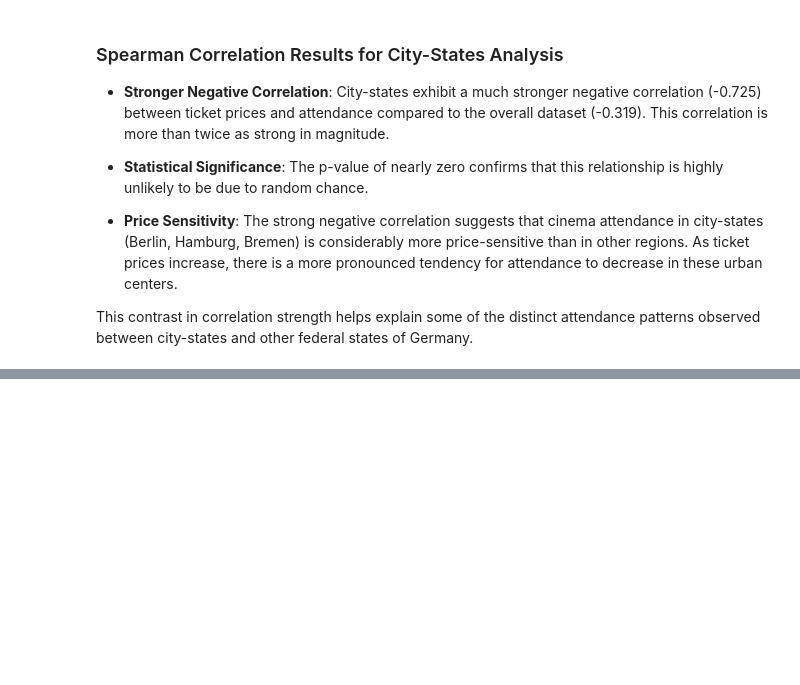
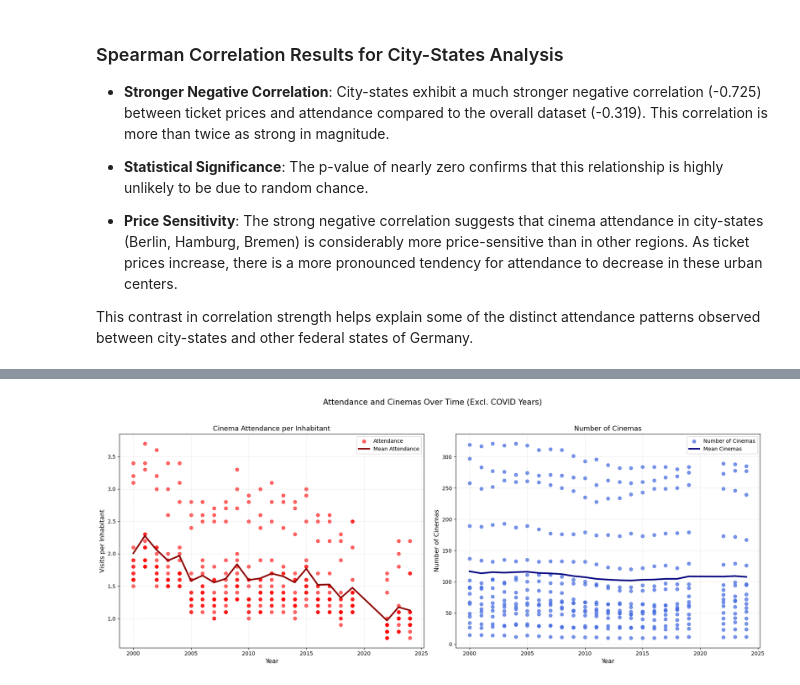
Before and after one commit to federico-bnt/German-cinema-exploratory-analysis-2025, a Jupyter notebook: bin/analysis_notebook.ipynb, the cells around one changed output, grey strips where cells are left out. Cells and saved outputs as stored; diff of their text form; code cells hidden in the pictures; blank space fills up the shorter version.

```diff
--- a/bin/analysis_notebook.ipynb
+++ b/bin/analysis_notebook.ipynb
@@ -801,0 +807,61 @@ This contrast in correlation strength helps explain some of the distinct attenda
+# %%
+################################################################################
+# 4.4: Attendance and Number of Cinemas Over Time (Excl. COVID)
+
+fig, axes = plt.subplots(1, 2, figsize=(18, 7), sharey=False)
+
+years = sorted(non_covid_data['Years'].unique())
+
+# --- Subplot 1: Attendance per Inhabitant ---
+axes[0].scatter(
+    non_covid_data['Years'],
+    non_covid_data['Cinema visits per inhabitant'],
+    color='red',
+    alpha=0.6,
+    s=40,
+    label='Attendance'
+)
+mean_attendance_per_year = non_covid_data.groupby('Years')['Cinema visits per inhabitant'].mean()
+axes[0].plot(
+    years,
+    mean_attendance_per_year.loc[years],
+    color='darkred',
+    linewidth=3,
+    linestyle='-',
+    label='Mean Attendance'
+)
+axes[0].set_xlabel('Year', fontsize=12)
+axes[0].set_ylabel('Visits per Inhabitant', fontsize=12)
+axes[0].set_title('Cinema Attendance per Inhabitant', fontsize=13)
+axes[0].grid(True, linestyle='--', alpha=0.3)
+axes[0].legend(fontsize=10)
+
+# --- Subplot 2: Number of Cinemas ---
+axes[1].scatter(
+    non_covid_data['Years'],
+    non_covid_data['Cinemas'],
+    color='royalblue',
+    alpha=0.7,
+    s=40,
+    label='Number of Cinemas'
+)
+mean_cinemas_per_year = non_covid_data.groupby('Years')['Cinemas'].mean()
+axes[1].plot(
+    years,
+    mean_cinemas_per_year.loc[years],
+    color='navy',
+    linewidth=3,
+    linestyle='-',
+    label='Mean Cinemas'
+)
+axes[1].set_xlabel('Year', fontsize=12)
+axes[1].set_ylabel('Number of Cinemas', fontsize=12)
+axes[1].set_title('Number of Cinemas', fontsize=13)
+axes[1].grid(True, linestyle='--', alpha=0.3)
+axes[1].legend(fontsize=10)
+
+plt.suptitle('Attendance and Cinemas Over Time (Excl. COVID Years)', fontsize=15, y=1.03)
+plt.tight_layout()
+plt.show()
+# %% [output]
+[figure, added]
```
Also changed, not shown: parts of 8 cells of this notebook.
